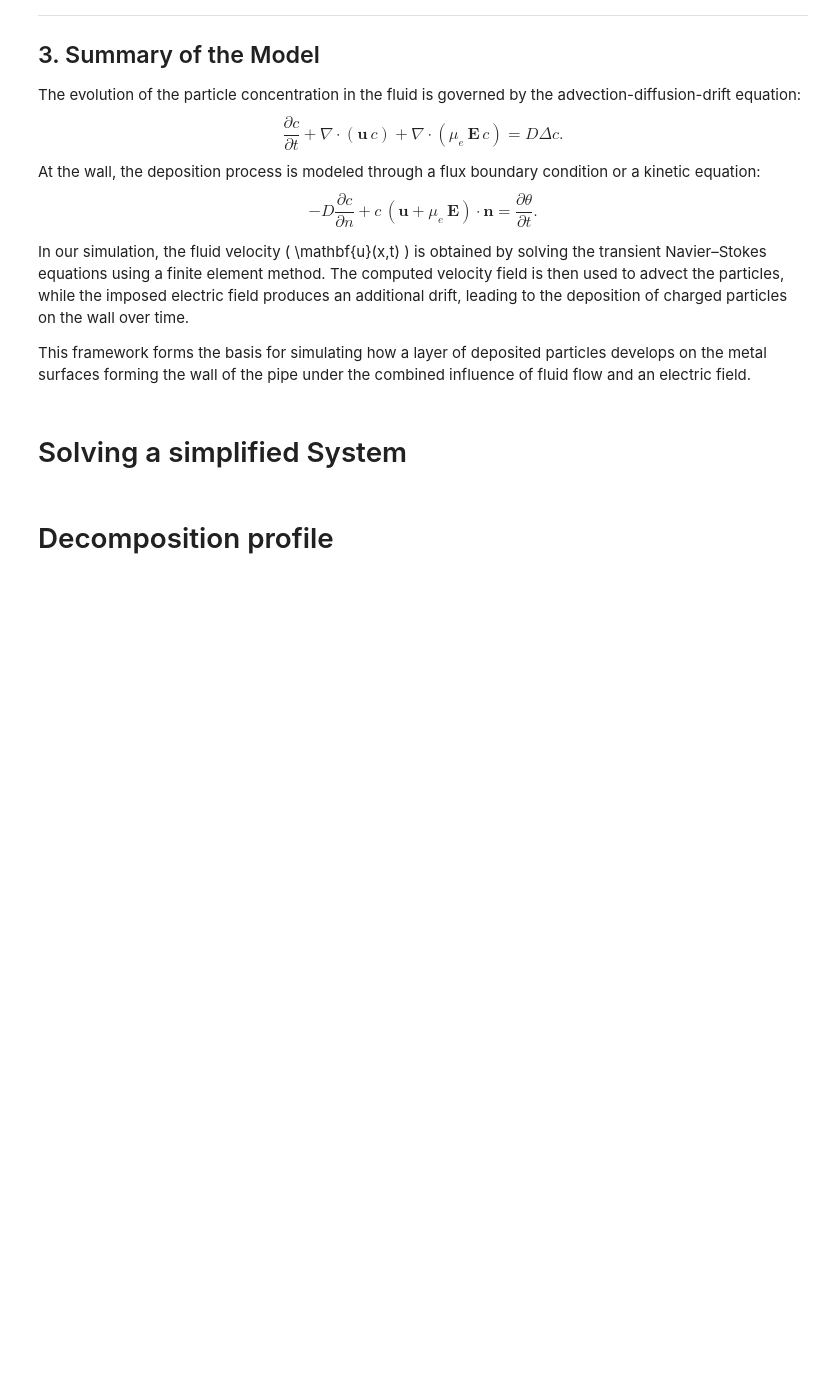
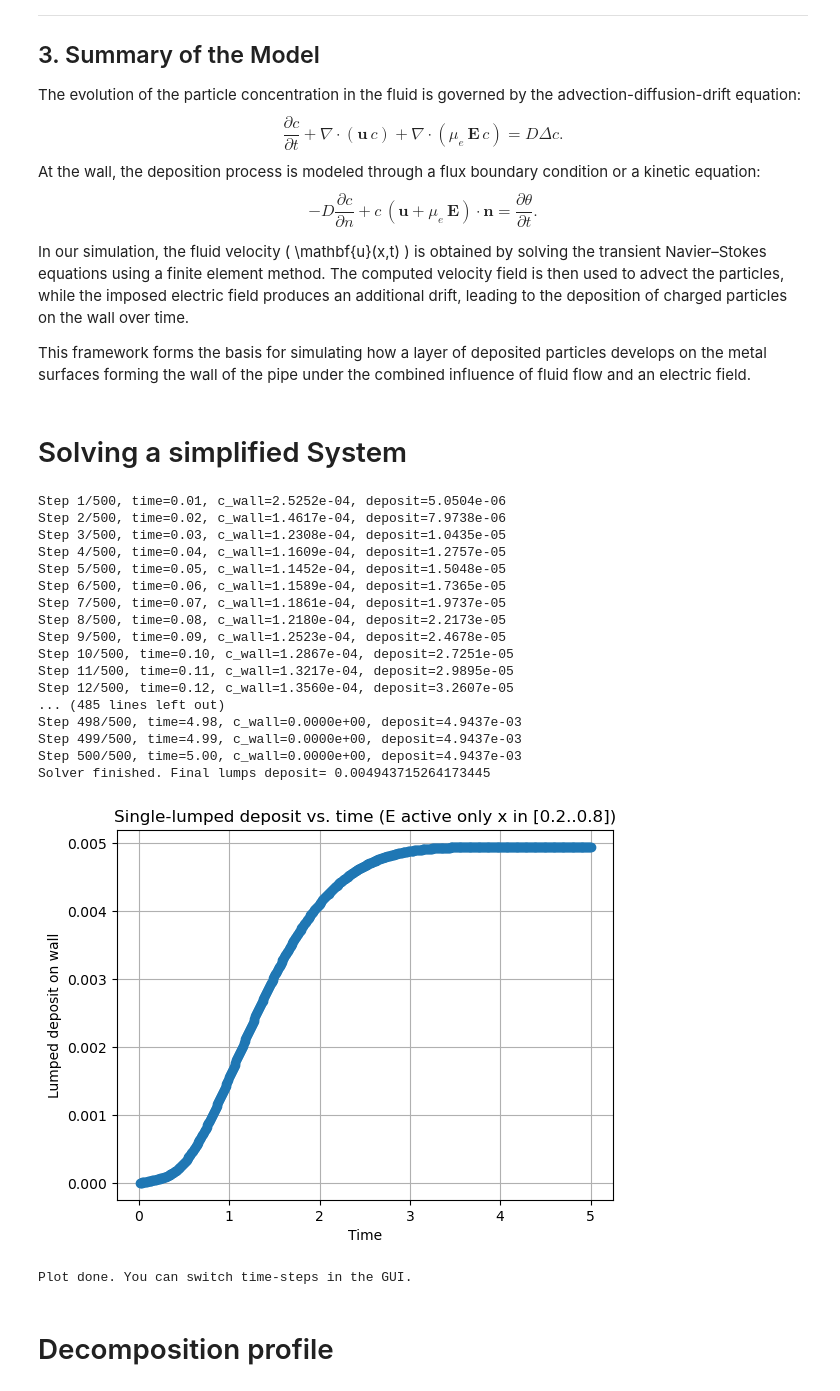
Before and after one commit to TrymNOHG/electro-filter, a Jupyter notebook: NSSolver.ipynb, the cells around one changed output. Drawn from its saved outputs; the diff is of its cells as text; code cells hidden in the pictures; blank space fills up the shorter version.

```diff
--- a/NSSolver.ipynb
+++ b/NSSolver.ipynb
@@ -1298,55 +1298,69 @@ def SolveKineticDeposition_WithRemoval(
 
 
 if __name__=="__main__":
-    # 1) Build a simple rectangle geometry: [0,3]x[0,1]
+    # 1) Build a simple rectangle geometry: [0,1] x [0,0.1]
     geo = SplineGeometry()
-    geo.AddRectangle((0,0),(3,1), bcs=["inflow","wall","outflow","wall"])
-    mesh = Mesh(geo.GenerateMesh(maxh=0.02))
+    geo.AddRectangle((0,0),(1,0.1), bcs=["inflow","wall","outflow","wall"])
+    mesh = Mesh(geo.GenerateMesh(maxh=0.002))   # optional: finer mesh because of smaller domain
 
-    # 2) Define velocity in x and a piecewise E in y that is active only for x in [0.5, 2.5]
+    # 2) Define velocity in x and a piecewise E in y that is active only for x in [0.2, 0.8]
     from ngsolve import x, y, IfPos
 
-    # velocity is parabolic in y
-    velocity_cf = CoefficientFunction((4*y*(1-y), 0))
+    # velocity is parabolic in y-direction (0 to 0.1)
+    velocity_cf = CoefficientFunction((4*(y/0.1)*(1-(y/0.1)), 0))
 
-    # E_switch = 1 if 0.5 <= x <= 2.5, else 0
-    E_switch = IfPos(x-0.5,        # condition1: x>0.5
-                     IfPos(2.5 - x, # condition2: x<2.5
-                           1.0,
-                           0.0),
-                     0.0)
-    # Then define E = (0, E_switch), so it's in the y-direction but only active in [0.5..2.5]
+    # E_switch = 1 if 0.2 <= x <= 0.8, else 0
+    E_switch = IfPos(x-0.2, IfPos(0.8-x, 1.0, 0.0), 0.0)
     E_cf = CoefficientFunction((0, E_switch))
 
     # 3) Solve PDE with boundary removal
-    #    You can pick T=2, dt=0.01, etc. for a quick run
     c_hist, times, deposit_hist = SolveKineticDeposition_WithRemoval(
         mesh=mesh,
         velocity_cf=velocity_cf,
         E_cf=E_cf,
         D=1e-3,
-        mu_e=1e-1,   # scale for E
+        mu_e=1e-1,
         dt=0.01,
-        T=80.0,
+        T=5.0,
         c0_value=0.5,
         inflow_c=1.0,
         kd=2.0
     )
     print("Solver finished. Final lumps deposit=", deposit_hist[-1])
 
     # 4) Plot lumps deposit vs time
     plt.figure()
     plt.plot(times, deposit_hist, marker='o', linestyle='--')
     plt.xlabel("Time")
     plt.ylabel("Lumped deposit on wall")
-    plt.title("Single-lumped deposit vs. time (E active only x in [0.5..2.5])")
+    plt.title("Single-lumped deposit vs. time (E active only x in [0.2..0.8])")
     plt.grid(True)
     plt.savefig("Scurve.png")
     plt.show()
 
     # 5) Visualize the solution in NGSolve
     Draw(c_hist, mesh, "c_timeline")
     print("Plot done. You can switch time-steps in the GUI.")
+# %% [output]
+Step 1/500, time=0.01, c_wall=2.5252e-04, deposit=5.0504e-06
+Step 2/500, time=0.02, c_wall=1.4617e-04, deposit=7.9738e-06
+Step 3/500, time=0.03, c_wall=1.2308e-04, deposit=1.0435e-05
+Step 4/500, time=0.04, c_wall=1.1609e-04, deposit=1.2757e-05
+Step 5/500, time=0.05, c_wall=1.1452e-04, deposit=1.5048e-05
+Step 6/500, time=0.06, c_wall=1.1589e-04, deposit=1.7365e-05
+Step 7/500, time=0.07, c_wall=1.1861e-04, deposit=1.9737e-05
+Step 8/500, time=0.08, c_wall=1.2180e-04, deposit=2.2173e-05
+Step 9/500, time=0.09, c_wall=1.2523e-04, deposit=2.4678e-05
+Step 10/500, time=0.10, c_wall=1.2867e-04, deposit=2.7251e-05
+Step 11/500, time=0.11, c_wall=1.3217e-04, deposit=2.9895e-05
+Step 12/500, time=0.12, c_wall=1.3560e-04, deposit=3.2607e-05
+... (485 lines left out)
+Step 498/500, time=4.98, c_wall=0.0000e+00, deposit=4.9437e-03
+Step 499/500, time=4.99, c_wall=0.0000e+00, deposit=4.9437e-03
+Step 500/500, time=5.00, c_wall=0.0000e+00, deposit=4.9437e-03
+Solver finished. Final lumps deposit= 0.004943715264173445
+[figure, added]
+Plot done. You can switch time-steps in the GUI.
 # %% [markdown]
 # Decomposition profile
 # %%
```
Also changed, not shown: parts of 5 cells of this notebook, 4 other files.
